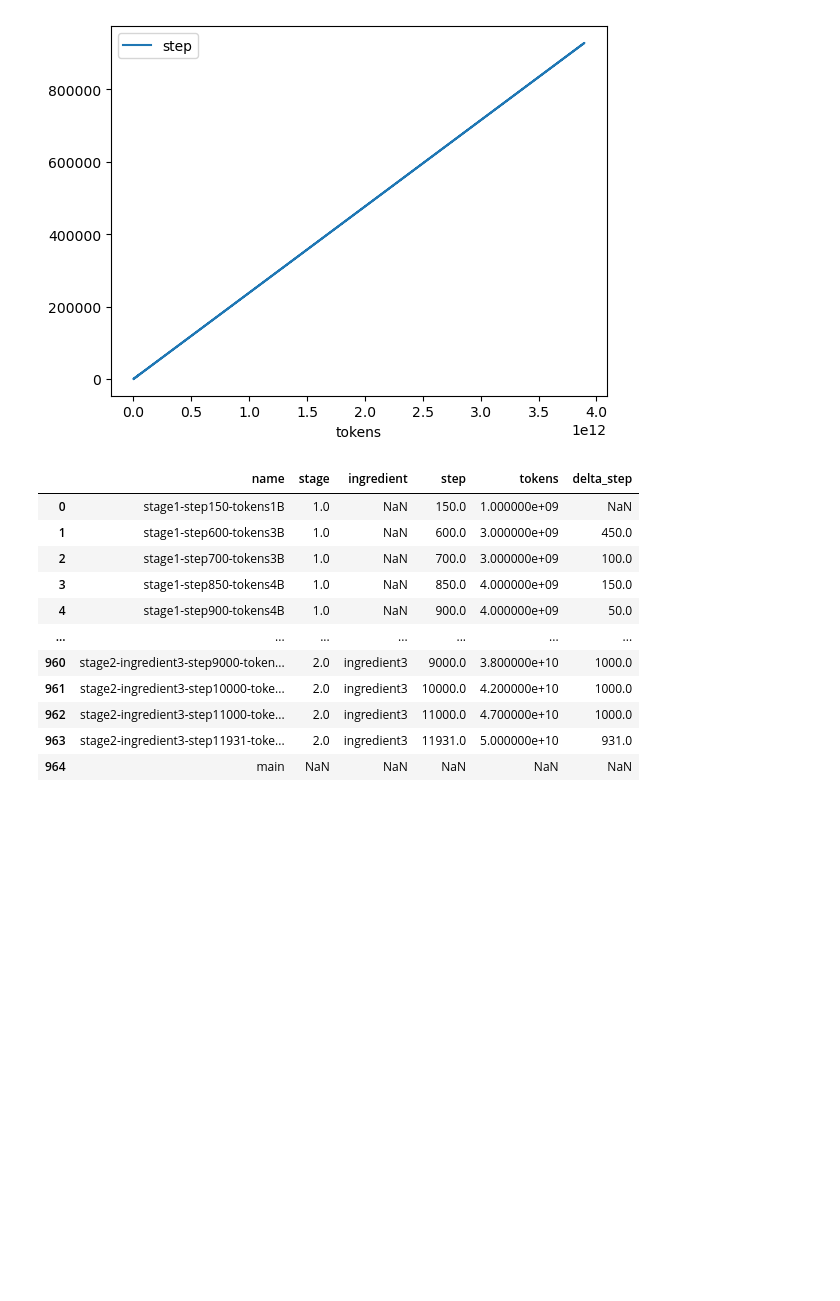
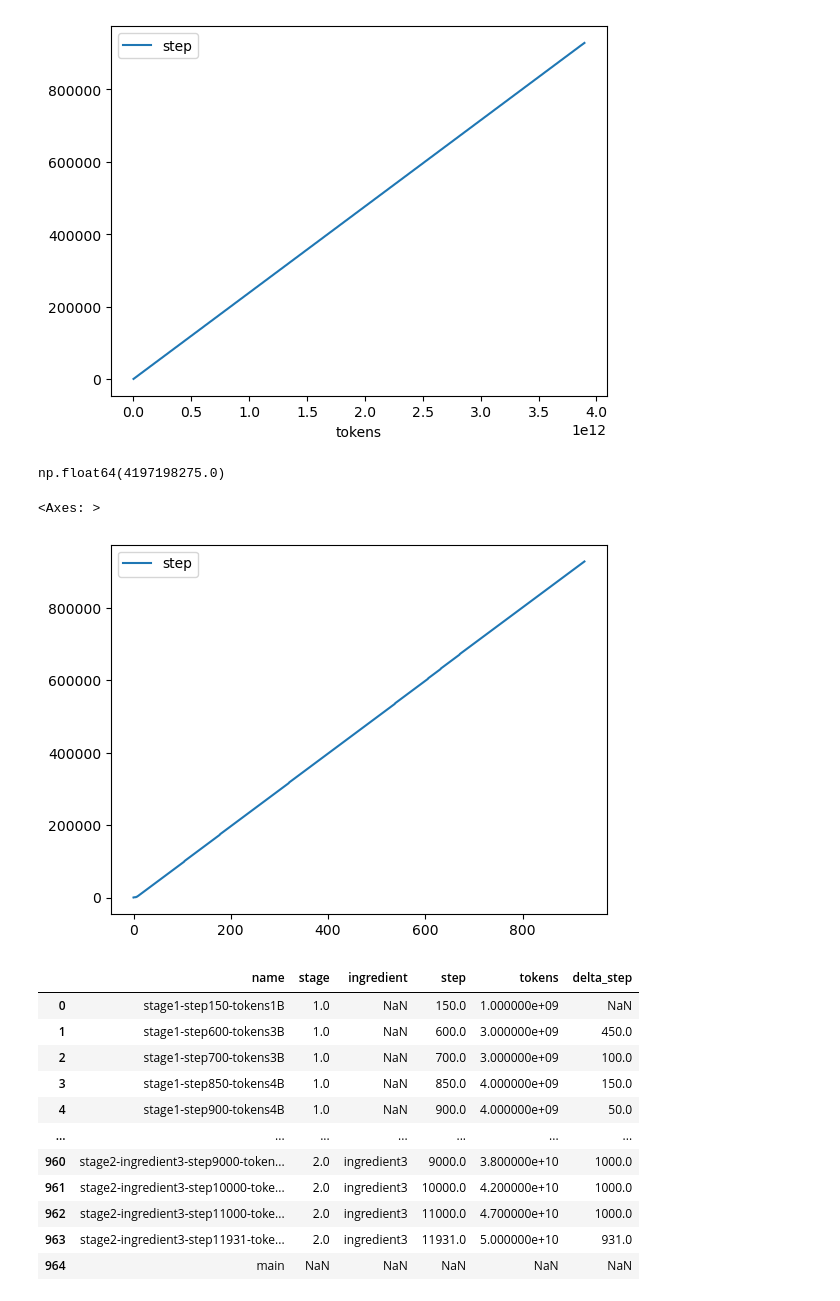
Before and after one commit to loris3/babylm, a Jupyter notebook: olmo.ipynb, the cells around one changed output. Cells and saved outputs as stored; diff of their text form; code cells hidden in the pictures; blank space fills up the shorter version.

```diff
--- a/olmo.ipynb
+++ b/olmo.ipynb
@@ -262,3 +284,12 @@ checkpoints[["step", "tokens"]].plot(y='step', x='tokens', kind='line')
+# %%
+(stage_1["tokens"].max() - stage_1["tokens"].min()) // len(stage_1)
+# %% [output]
+np.float64(4197198275.0)
+# %%
+checkpoints[checkpoints["stage"] == 1][["step"]].plot( kind='line')
+# %% [output]
+<Axes: >
+[figure, added]
 # %%
 checkpoints
 # %% [output]
```
Also changed, not shown: parts of 14 cells of this notebook, 4 other files.
